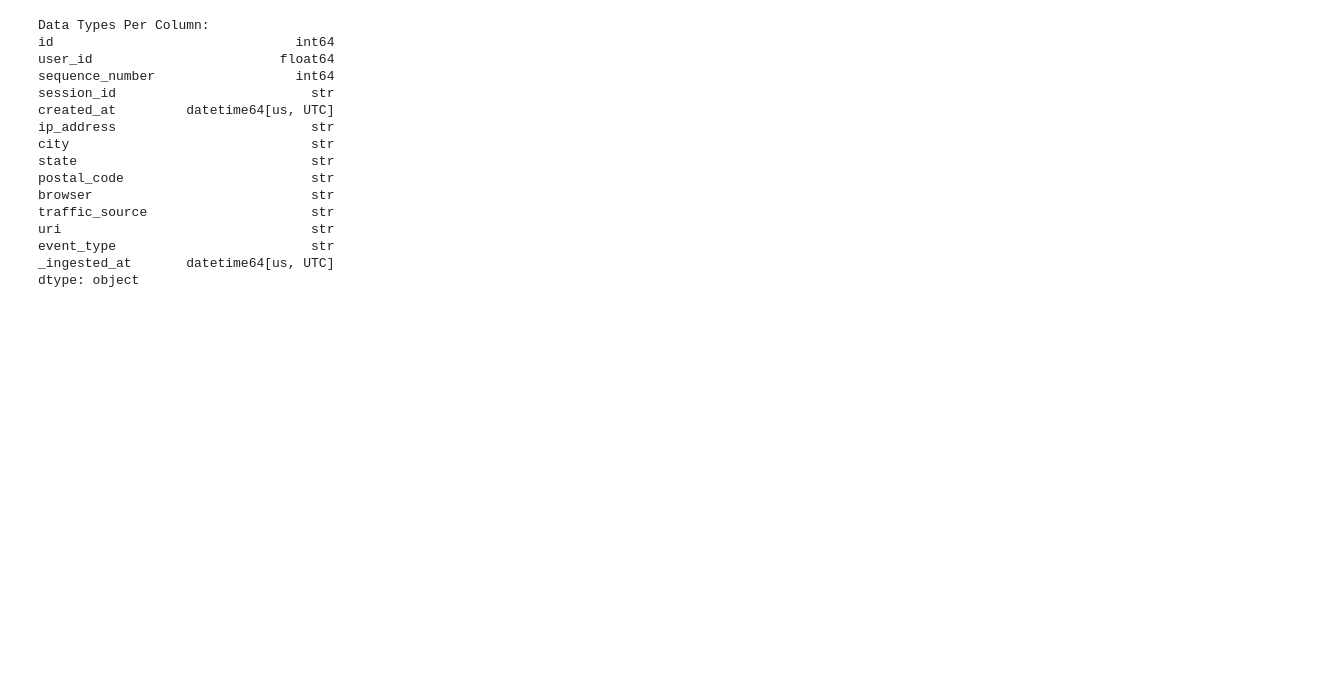
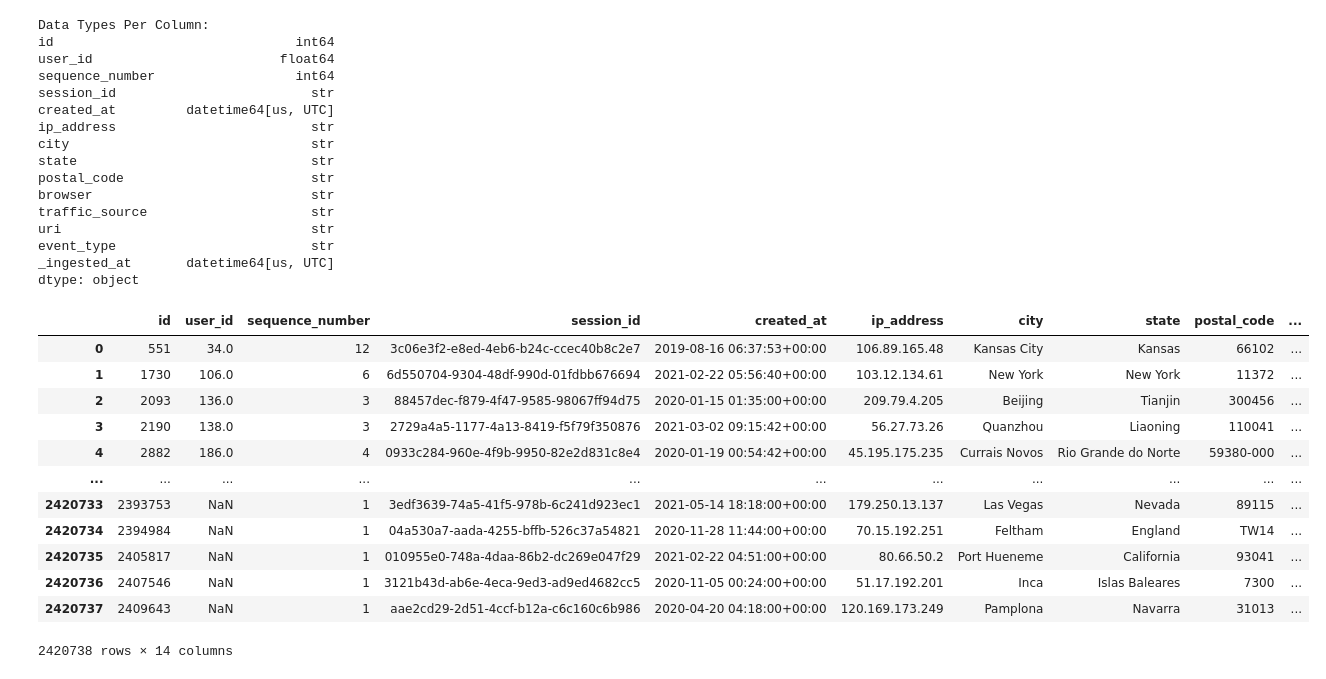
Before and after one commit to amretman77/depi-project, a Jupyter notebook: notebooks/events.ipynb, the cells around one changed output. Drawn from its saved outputs; the diff is of its cells as text; code cells hidden in the pictures; blank space fills up the shorter version.

Commit message:
clean event

```diff
--- a/notebooks/events.ipynb
+++ b/notebooks/events.ipynb
@@ -65,3 +65,19 @@ uri                                str
 event_type                         str
 _ingested_at       datetime64[us, UTC]
 dtype: object
+# %%
+df_events
+# %% [output]
+|  | id | user_id | sequence_number | session_id | created_at | ip_address | city | state | postal_code | ... |
+| 0 | 551 | 34.0 | 12 | 3c06e3f2-e8ed-4eb6-b24c-ccec40b8c2e7 | 2019-08-16 06:37:53+00:00 | 106.89.165.48 | Kansas City | Kansas | 66102 | ... |
+| 1 | 1730 | 106.0 | 6 | 6d550704-9304-48df-990d-01fdbb676694 | 2021-02-22 05:56:40+00:00 | 103.12.134.61 | New York | New York | 11372 | ... |
+| 2 | 2093 | 136.0 | 3 | 88457dec-f879-4f47-9585-98067ff94d75 | 2020-01-15 01:35:00+00:00 | 209.79.4.205 | Beijing | Tianjin | 300456 | ... |
+| 3 | 2190 | 138.0 | 3 | 2729a4a5-1177-4a13-8419-f5f79f350876 | 2021-03-02 09:15:42+00:00 | 56.27.73.26 | Quanzhou | Liaoning | 110041 | ... |
+| 4 | 2882 | 186.0 | 4 | 0933c284-960e-4f9b-9950-82e2d831c8e4 | 2020-01-19 00:54:42+00:00 | 45.195.175.235 | Currais Novos | Rio Grande do Norte | 59380-000 | ... |
+| ... | ... | ... | ... | ... | ... | ... | ... | ... | ... | ... |
+| 2420733 | 2393753 | NaN | 1 | 3edf3639-74a5-41f5-978b-6c241d923ec1 | 2021-05-14 18:18:00+00:00 | 179.250.13.137 | Las Vegas | Nevada | 89115 | ... |
+| 2420734 | 2394984 | NaN | 1 | 04a530a7-aada-4255-bffb-526c37a54821 | 2020-11-28 11:44:00+00:00 | 70.15.192.251 | Feltham | England | TW14 | ... |
+| 2420735 | 2405817 | NaN | 1 | 010955e0-748a-4daa-86b2-dc269e047f29 | 2021-02-22 04:51:00+00:00 | 80.66.50.2 | Port Hueneme | California | 93041 | ... |
+| 2420736 | 2407546 | NaN | 1 | 3121b43d-ab6e-4eca-9ed3-ad9ed4682cc5 | 2020-11-05 00:24:00+00:00 | 51.17.192.201 | Inca | Islas Baleares | 7300 | ... |
+| 2420737 | 2409643 | NaN | 1 | aae2cd29-2d51-4ccf-b12a-c6c160c6b986 | 2020-04-20 04:18:00+00:00 | 120.169.173.249 | Pamplona | Navarra | 31013 | ... |
+2420738 rows × 14 columns
```
Also changed, not shown: parts of 7 cells of this notebook, 2 other files.
